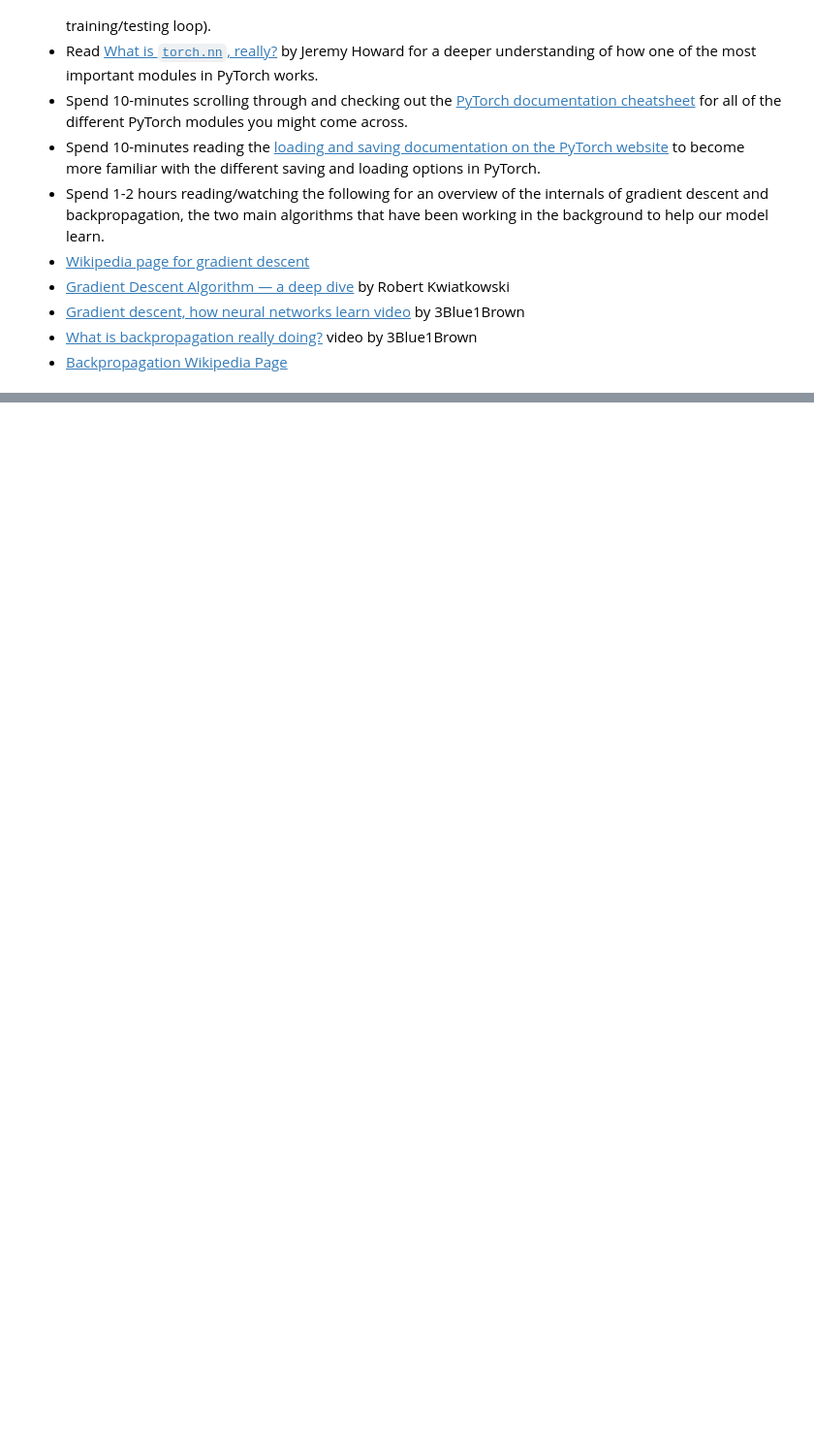
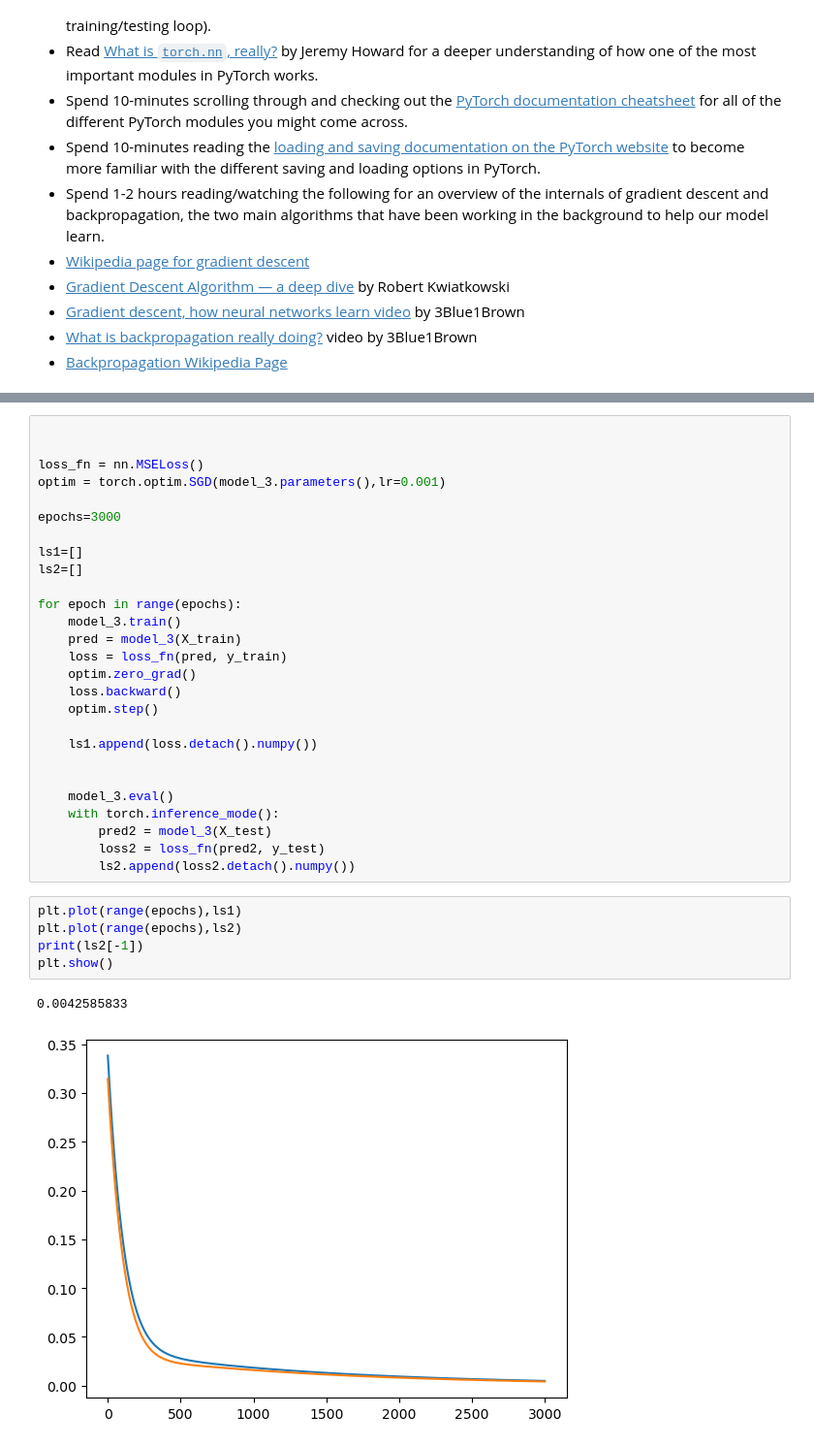
Before and after one commit to hajonghyun/pytorch_study_for_DL, a Jupyter notebook: 01_pytorch_workflow.ipynb, the cells around one changed output, grey strips where cells are left out. Shown at 97% size. Drawn from its saved outputs; the diff is of its cells as text; blank space fills up the shorter version.

```diff
--- a/01_pytorch_workflow.ipynb
+++ b/01_pytorch_workflow.ipynb
@@ -1233,0 +1281,35 @@ You should be able to complete them by referencing their specific section.
+# %%
+
+
+loss_fn = nn.MSELoss()
+optim = torch.optim.SGD(model_3.parameters(),lr=0.001)
+
+epochs=3000
+
+ls1=[]
+ls2=[]
+
+for epoch in range(epochs):
+    model_3.train()
+    pred = model_3(X_train)
+    loss = loss_fn(pred, y_train)
+    optim.zero_grad()
+    loss.backward()
+    optim.step()
+
+    ls1.append(loss.detach().numpy())
+
+
+    model_3.eval()
+    with torch.inference_mode():
+        pred2 = model_3(X_test)
+        loss2 = loss_fn(pred2, y_test)
+        ls2.append(loss2.detach().numpy())
+# %%
+plt.plot(range(epochs),ls1)
+plt.plot(range(epochs),ls2)
+print(ls2[-1])
+plt.show()
+# %% [output]
+0.0042585833
+[figure, added]
```
Also changed, not shown: parts of 23 cells of this notebook, 4 other files.
